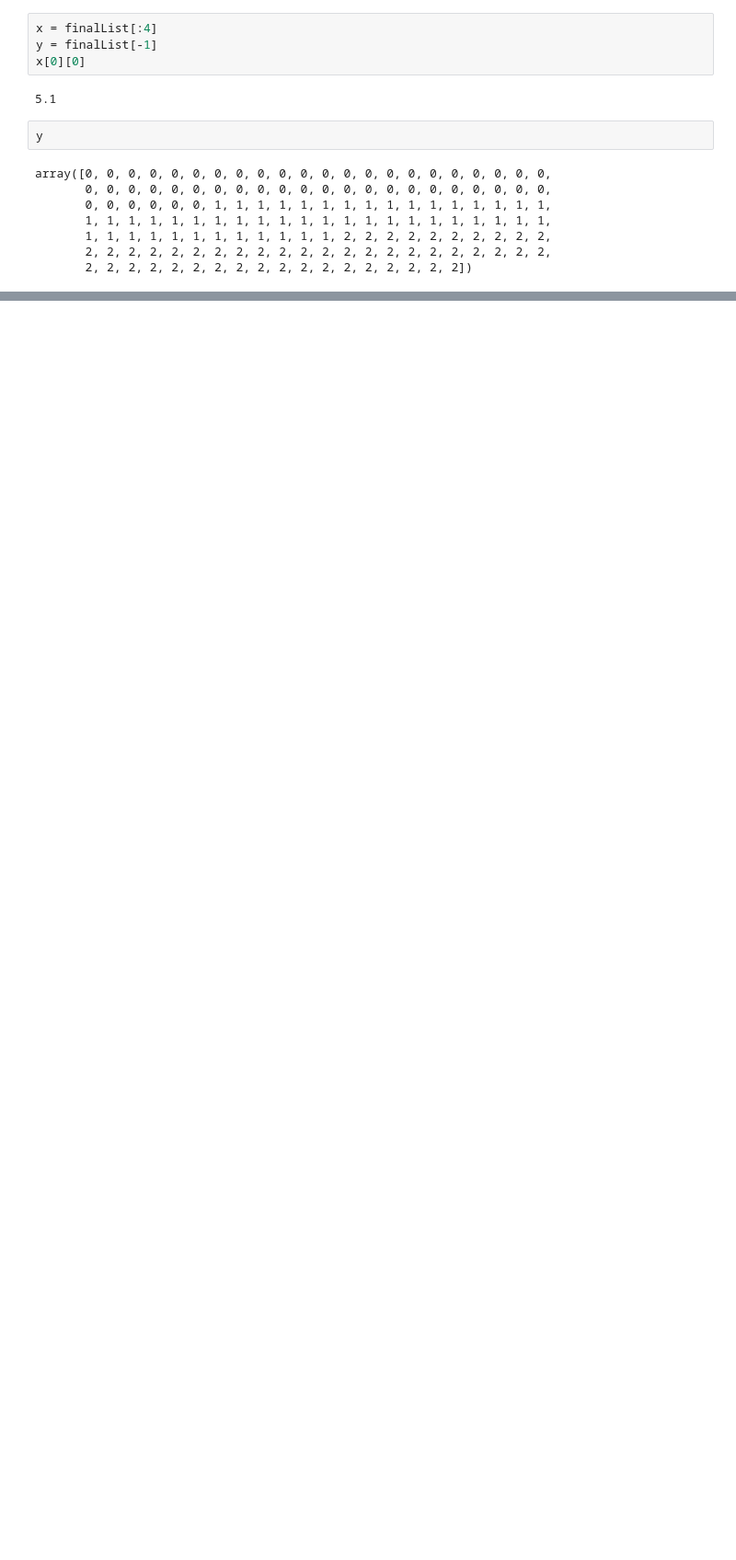
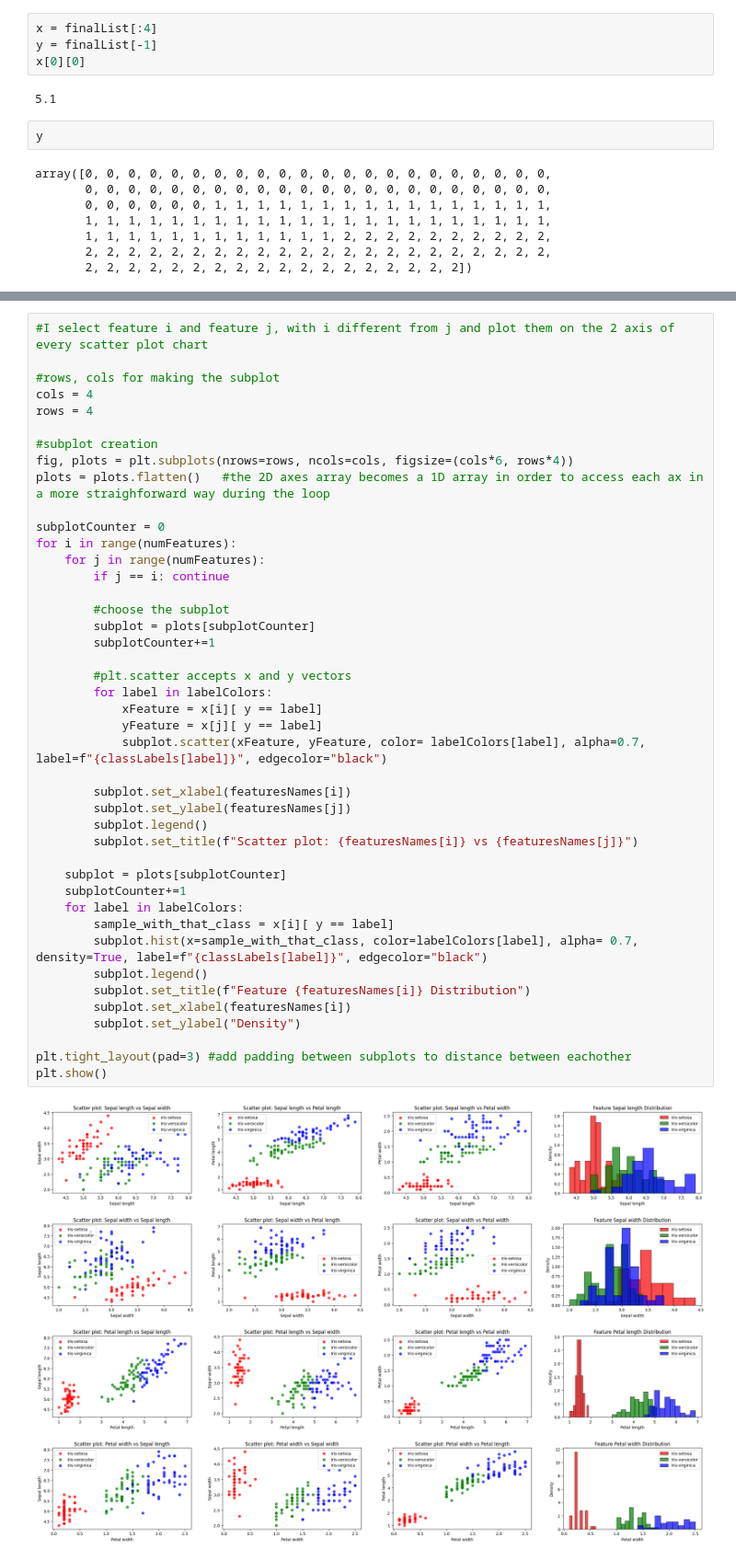
Before and after one commit to RiccardoRevalor/MachineLearningPatternRecognition, a Jupyter notebook: lab2_Iris_Dataset/iris_dataset.ipynb, the cells around one changed output, grey strips where cells are left out. Shown at 92% size. Drawn from its saved outputs; the diff is of its cells as text; blank space fills up the shorter version.

```diff
--- a/lab2_Iris_Dataset/iris_dataset.ipynb
+++ b/lab2_Iris_Dataset/iris_dataset.ipynb
@@ -164,0 +171,45 @@ for i in range(numFeatures):
+# %%
+#I select feature i and feature j, with i different from j and plot them on the 2 axis of every scatter plot chart
+
+#rows, cols for making the subplot
+cols = 4
+rows = 4
+
+#subplot creation
+fig, plots = plt.subplots(nrows=rows, ncols=cols, figsize=(cols*6, rows*4))
+plots = plots.flatten()   #the 2D axes array becomes a 1D array in order to access each ax in a more straighforward way during the loop
+
+subplotCounter = 0
+for i in range(numFeatures):
+    for j in range(numFeatures):
+        if j == i: continue
+
+        #choose the subplot
+        subplot = plots[subplotCounter]
+        subplotCounter+=1
+
+        #plt.scatter accepts x and y vectors
+        for label in labelColors:
+            xFeature = x[i][ y == label]
+            yFeature = x[j][ y == label]
+            subplot.scatter(xFeature, yFeature, color= labelColors[label], alpha=0.7,  label=f"{classLabels[label]}", edgecolor="black")
+
+        subplot.set_xlabel(featuresNames[i])
+        subplot.set_ylabel(featuresNames[j])
+        subplot.legend()
+        subplot.set_title(f"Scatter plot: {featuresNames[i]} vs {featuresNames[j]}")
+
+    subplot = plots[subplotCounter]
+    subplotCounter+=1
+    for label in labelColors:
+        sample_with_that_class = x[i][ y == label]
+        subplot.hist(x=sample_with_that_class, color=labelColors[label], alpha= 0.7, density=True, label=f"{classLabels[label]}", edgecolor="black")
+        subplot.legend()
+        subplot.set_title(f"Feature {featuresNames[i]} Distribution")
+        subplot.set_xlabel(featuresNames[i])
+        subplot.set_ylabel("Density")
+
+plt.tight_layout(pad=3) #add padding between subplots to distance between eachother
+plt.show()
+# %% [output]
+[figure, added]
```
Also changed, not shown: parts of 4 cells of this notebook.
